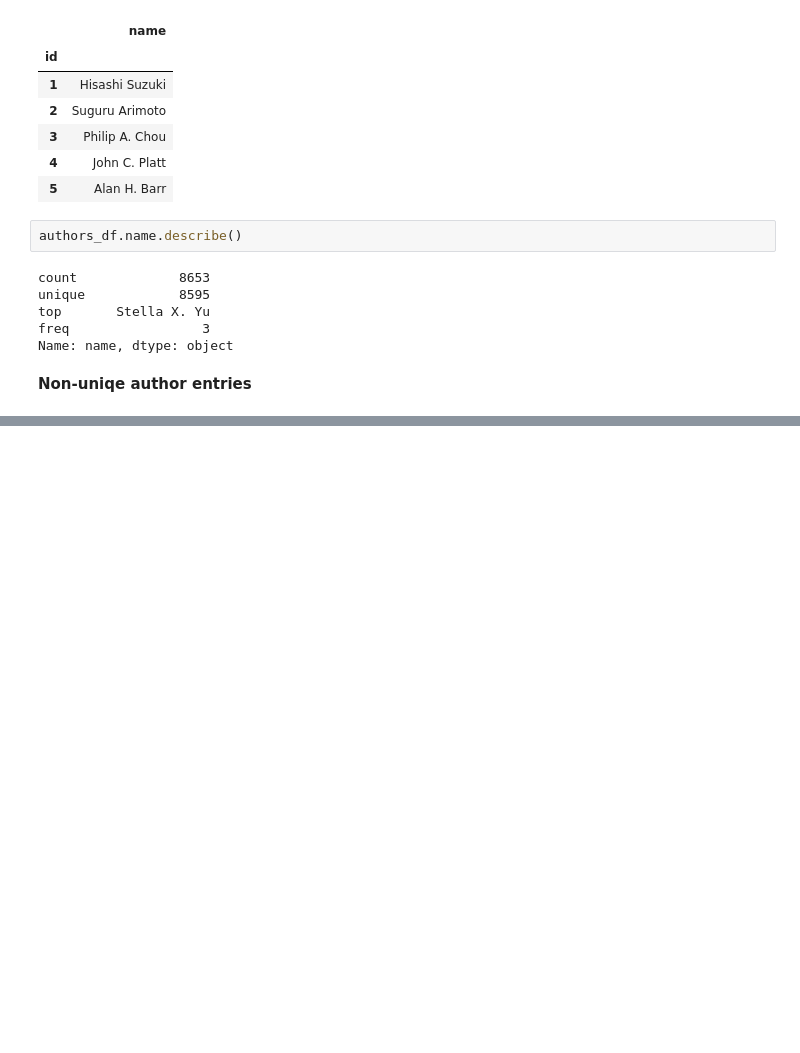
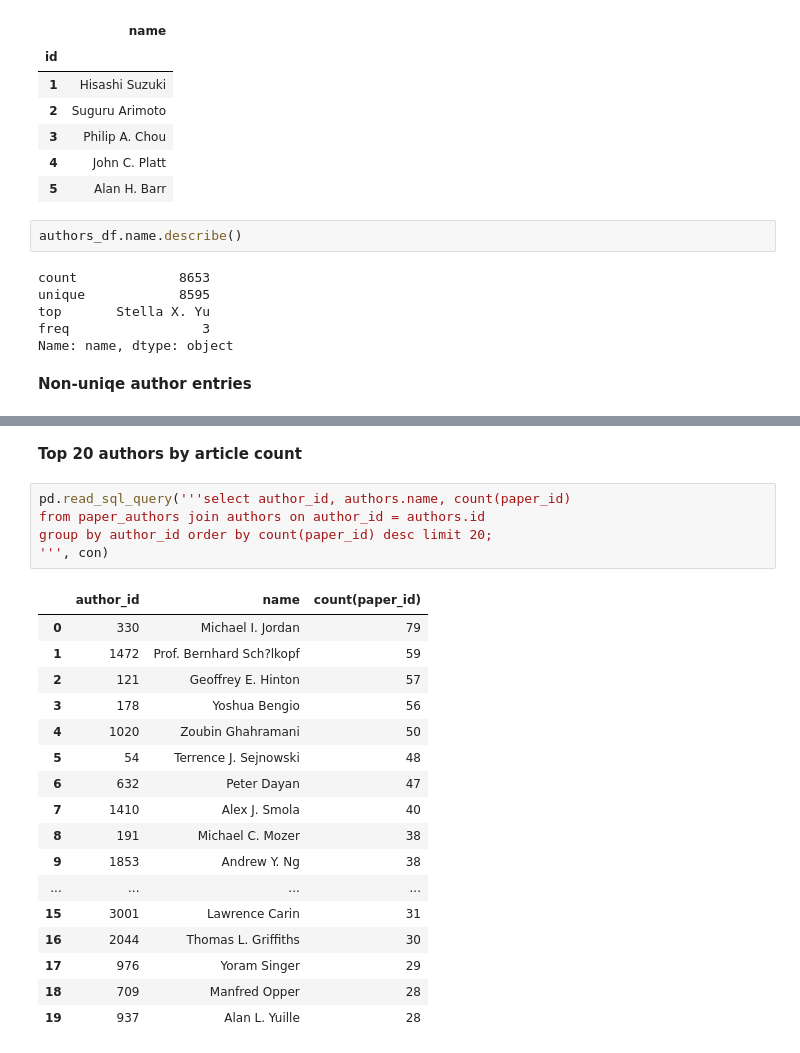
Before and after one commit to Illedran/NIPSTimeMachine, a Jupyter notebook: e.lomagin/1_nips_exploration/general_dataset_statistics.ipynb, the cells around one changed output, grey strips where cells are left out. Drawn from its saved outputs; the diff is of its cells as text; blank space fills up the shorter version.

Commit message:
Added paper_authors table analysis.

```diff
--- a/e.lomagin/1_nips_exploration/general_dataset_statistics.ipynb
+++ b/e.lomagin/1_nips_exploration/general_dataset_statistics.ipynb
@@ -129,0 +142,25 @@ pd.read_sql_query(q, con)
+# %% [markdown]
+**Top 20 authors by article count**
+# %%
+pd.read_sql_query('''select author_id, authors.name, count(paper_id)
+from paper_authors join authors on author_id = authors.id
+group by author_id order by count(paper_id) desc limit 20;
+''', con)
+# %% [output]
+|  | author_id | name | count(paper_id) |
+| 0 | 330 | Michael I. Jordan | 79 |
+| 1 | 1472 | Prof. Bernhard Sch?lkopf | 59 |
+| 2 | 121 | Geoffrey E. Hinton | 57 |
+| 3 | 178 | Yoshua Bengio | 56 |
+| 4 | 1020 | Zoubin Ghahramani | 50 |
+| 5 | 54 | Terrence J. Sejnowski | 48 |
+| 6 | 632 | Peter Dayan | 47 |
+| 7 | 1410 | Alex J. Smola | 40 |
+| 8 | 191 | Michael C. Mozer | 38 |
+| 9 | 1853 | Andrew Y. Ng | 38 |
+| ... | ... | ... | ... |
+| 15 | 3001 | Lawrence Carin | 31 |
+| 16 | 2044 | Thomas L. Griffiths | 30 |
+| 17 | 976 | Yoram Singer | 29 |
+| 18 | 709 | Manfred Opper | 28 |
+| 19 | 937 | Alan L. Yuille | 28 |
```
Also changed, not shown: parts of 5 cells of this notebook.
